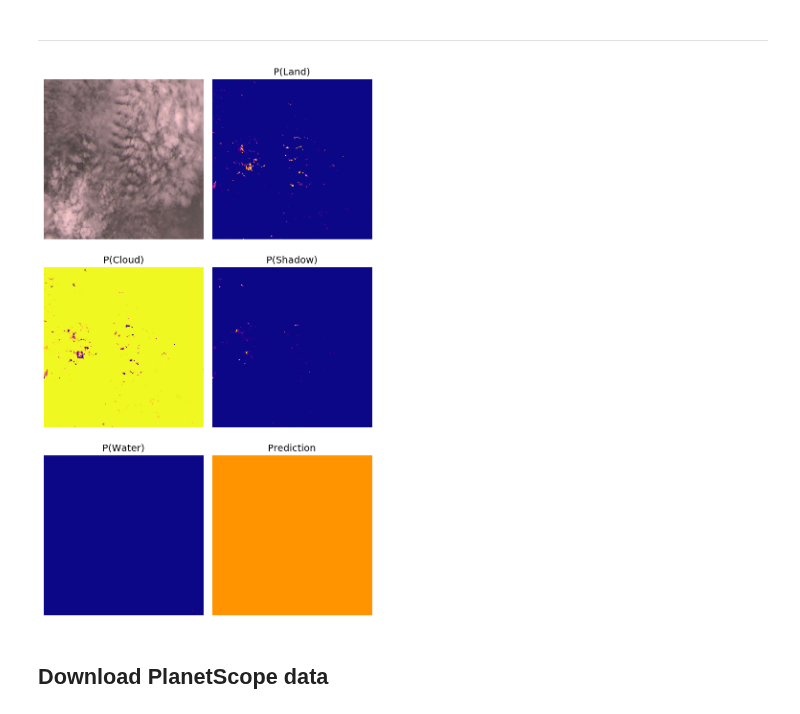
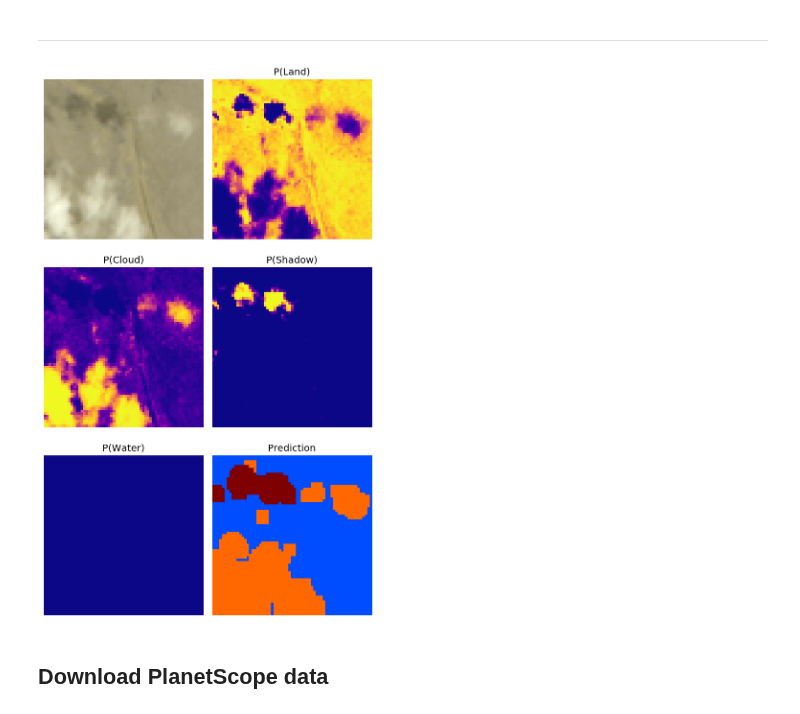
Before and after one commit to jgrss/geowombat, a Jupyter notebook: notebooks/clouds.ipynb, the cells around one changed output. Drawn from its saved outputs; the diff is of its cells as text; code cells hidden in the pictures.

Commit message:
experiments with cloud masking

```diff
--- a/notebooks/clouds.ipynb
+++ b/notebooks/clouds.ipynb
@@ -123,17 +185,19 @@ def array_to_dict(sensor, *args):
 # %% [markdown]
 ## Extract data
 # %%
+ref_crs = "+proj=aea +lat_1=-12 +lat_2=-28 +lat_0=-28 +lon_0=145 +x_0=0 +y_0=0 +ellps=GRS80 +towgs84=0,0,0,0,0,0,0 +units=m +no_defs"
+
 # Landsat 8
 # rpath = Path('/media/jcgr/data/imagery/google/p225r083/brdf')
 # vpath = Path('/media/jcgr/data/imagery/google/training/p225r83.shp')
 
 # Sentinel 2
-# rpath = Path('/scratch/rsc8/hardtkel/rapidfires/LW')
-# vpath = Path('/scratch/rsc4/graesser/temp/s2/training/s2_training.shp')
+rpath = Path('/scratch/rsc8/hardtkel/rapidfires/LW')
+vpath = Path('/scratch/rsc4/graesser/temp/s2/training/s2_training.shp')
 
 # Global fields
-rpath = Path('/media/jcgr/data/projects/global_fields/data/grids')
-vpath = Path('/media/jcgr/data/projects/global_fields/data/training/clouds/sa.shp')
+# rpath = Path('/media/jcgr/data/projects/global_fields/data/grids')
+# vpath = Path('/media/jcgr/data/projects/global_fields/data/training/clouds/sa.shp')
 
 df = gpd.read_file(vpath.as_posix())
 
@@ -185,8 +256,8 @@ X_data.shape
 # %% [markdown]
 ### Augment the data
 # %%
-n_iter = 50
-sensor = 'l8'
+n_iter = 10
+sensor = 's2l7'
 
 max_rand_length = 10
 
@@ -366,5 +448,5 @@ with gw.config.update(sensor=sensor):
 # %%
-# model = CloudClassifier()
-# model.from_file('/scratch/rsc4/graesser/temp/clouds.model')
-pred = model.predict_probas(test, 'l7')
+model = CloudClassifier()
+model.from_file('/scratch/rsc4/graesser/temp/clouds.model')
+pred = model.predict_probas(sat_bands, 's2l7', scale_factor=1.0)
 # %%
@@ -430,7 +512,7 @@ fig, axes = plt.subplots(3, 2, dpi=120, figsize=(6, 10))
 
 pthresh = 0.1
 
-tplot = 1
+tplot = 6
 # cplot = 4
 
 classes = ['l', 'u', 'w', 'c', 's']
@@ -439,7 +521,7 @@ classes = ['l', 'u', 'w', 'c', 's']
 # rgb = np.squeeze(test[tplot].copy())
 # rgb = rescale_intensity(rgb, out_range=(np.percentile(rgb, 5), np.percentile(rgb, 95)))
 
-rgb = test[tplot][:3].copy()
+rgb = sat_bands[tplot][:3].copy()
 for i in range(0, 3):
     rgb[i] = rescale_intensity(rgb[i], out_range=(np.percentile(rgb[i], 5), np.percentile(rgb[i], 95)))
 rgb = rgb.transpose(1, 2, 0)
@@ -457,38 +539,39 @@ axes[0][1].axis('off')
 
 axes[1][0].imshow(pred[tplot][classes.index('c')], vmin=0, vmax=1, cmap='plasma')
 axes[1][0].set_title('P(Cloud)')
 axes[1][0].axis('off')
 
 axes[1][1].imshow(pred[tplot][classes.index('s')], vmin=0, vmax=1, cmap='plasma')
 axes[1][1].set_title('P(Shadow)')
 axes[1][1].axis('off')
 
 axes[2][0].imshow(pred[tplot][classes.index('w')], vmin=0, vmax=1, cmap='plasma')
 axes[2][0].set_title('P(Water)')
 axes[2][0].axis('off')
 
-pred_int = np.where(pred[tplot][classes.index('c')] >= pthresh, classes.index('c')+1, pred[tplot].argmax(axis=0) + 1)
-# pred_int = pred[tplot].argmax(axis=0) + 1
+# pred_int = np.where(pred[tplot][classes.index('c')] >= pthresh, 1,
+#                     np.where(pred[tplot][classes.index('s')] >= pthresh, 2, 0))
+pred_int = pred[tplot].argmax(axis=0) + 1
 
 # pred_int = np.where((amax == classes.index('c')) & (pred[tplot][classes.index('c')] > pthresh), 1,
 #                     np.where((amax == classes.index('s')) & (pred[tplot][classes.index('s')] > pthresh), 2, 0))
 
 kernel_cross = np.array([[0, 1, 0], [1, 1, 1], [0, 1, 0]], dtype='uint8')
 kernel_square = np.array([[1, 1, 1], [1, 1, 1], [1, 1, 1]], dtype='uint8')
 # pred_int = cv2.morphologyEx(np.uint8(pred_int), cv2.MORPH_OPEN, kernel)
 # pred_int = cv2.dilate(np.uint8(pred_int), kernel, iterations=2)
-pred_int = cv2.erode(np.uint8(pred_int), kernel_square, iterations=1)
+# pred_int = cv2.erode(np.uint8(pred_int), kernel_square, iterations=1)
 pred_int = cv2.dilate(np.uint8(pred_int), kernel_square, iterations=2)
 
-axes[2][1].imshow(pred_int, vmin=1, vmax=5, cmap='jet')
+axes[2][1].imshow(pred_int, vmin=0, vmax=5, cmap='jet')
 axes[2][1].set_title('Prediction')
 axes[2][1].axis('off')
 
 plt.tight_layout()
 
 plt.show()
 # %% [output]
-[figure, old version]
+[figure, new version]
 # %% [markdown]
 ## Download PlanetScope data
 # %%
```
Also changed, not shown: parts of 18 cells of this notebook, 3 other files.
